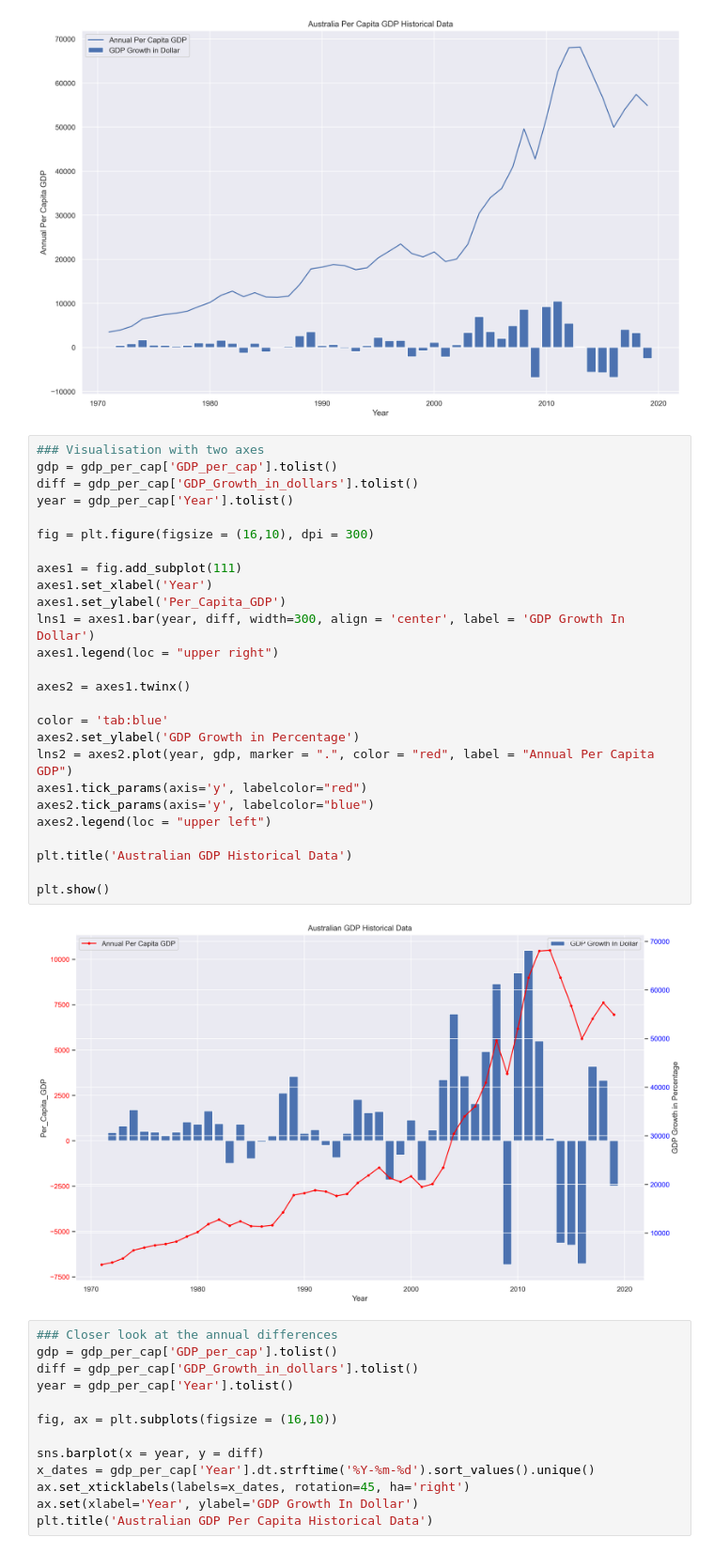
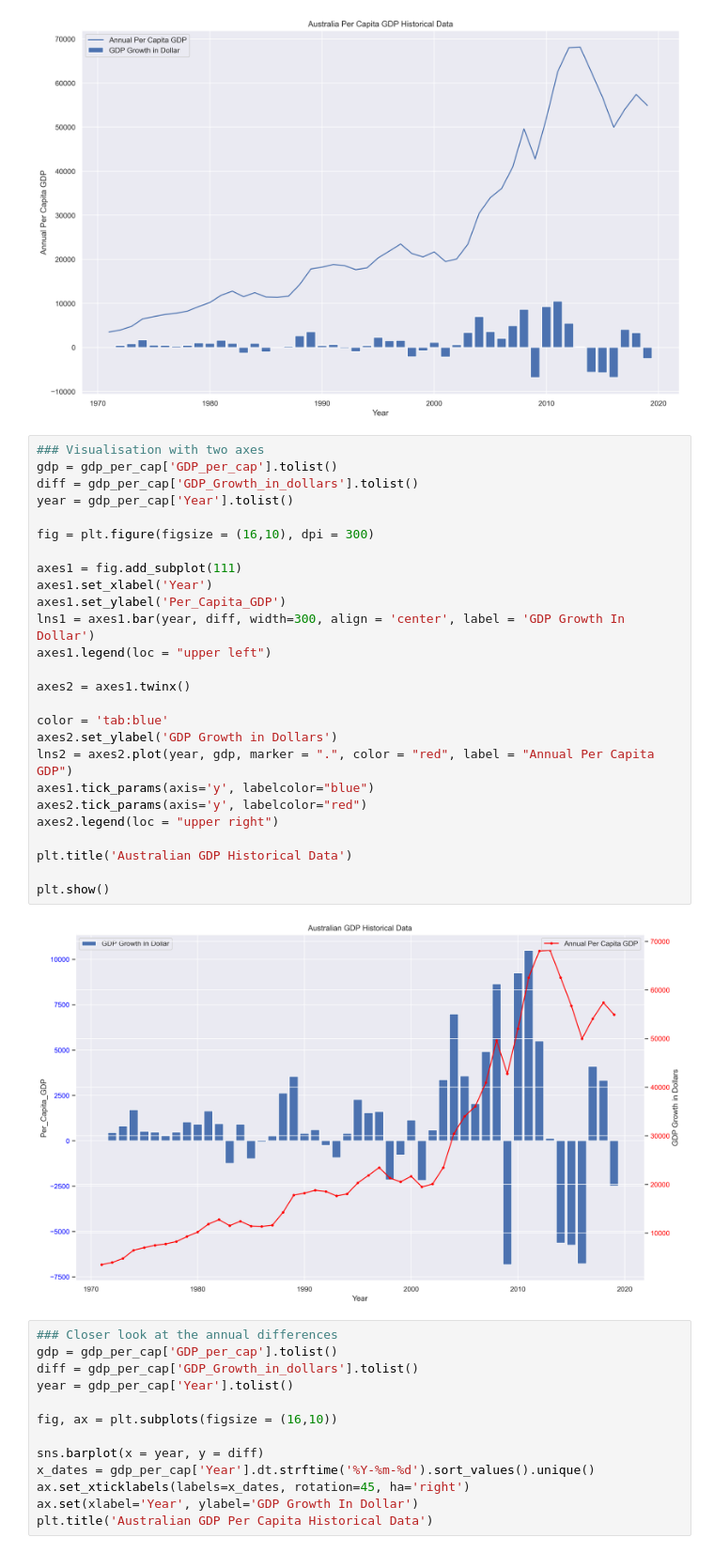
Before and after one commit to MDSI-AUG-2020-DSP/ASX, a Jupyter notebook: Housing_GDP.ipynb, the cells around one changed output. Shown at 94% size. Drawn from its saved outputs; the diff is of its cells as text.

Commit message:
updated codes for ASX n Housing visualisations

```diff
--- a/Housing_GDP.ipynb
+++ b/Housing_GDP.ipynb
@@ -174,31 +175,31 @@ plt.show()
 # %%
 ### Visualisation with two axes
 gdp = gdp_per_cap['GDP_per_cap'].tolist()
 diff = gdp_per_cap['GDP_Growth_in_dollars'].tolist()
 year = gdp_per_cap['Year'].tolist()
 
 fig = plt.figure(figsize = (16,10), dpi = 300)
 
 axes1 = fig.add_subplot(111)
 axes1.set_xlabel('Year')
 axes1.set_ylabel('Per_Capita_GDP')
 lns1 = axes1.bar(year, diff, width=300, align = 'center', label = 'GDP Growth In Dollar')
-axes1.legend(loc = "upper right")
+axes1.legend(loc = "upper left")
 
 axes2 = axes1.twinx()
 
 color = 'tab:blue'
-axes2.set_ylabel('GDP Growth in Percentage')
+axes2.set_ylabel('GDP Growth in Dollars')
 lns2 = axes2.plot(year, gdp, marker = ".", color = "red", label = "Annual Per Capita GDP")
-axes1.tick_params(axis='y', labelcolor="red")
-axes2.tick_params(axis='y', labelcolor="blue")
-axes2.legend(loc = "upper left")
+axes1.tick_params(axis='y', labelcolor="blue")
+axes2.tick_params(axis='y', labelcolor="red")
+axes2.legend(loc = "upper right")
 
 plt.title('Australian GDP Historical Data')
 
 plt.show()
 # %% [output]
-[figure, old version]
+[figure, new version]
 # %%
 ### Closer look at the annual differences
 gdp = gdp_per_cap['GDP_per_cap'].tolist()
```
Also changed, not shown: parts of 14 cells of this notebook, 2 other files.
